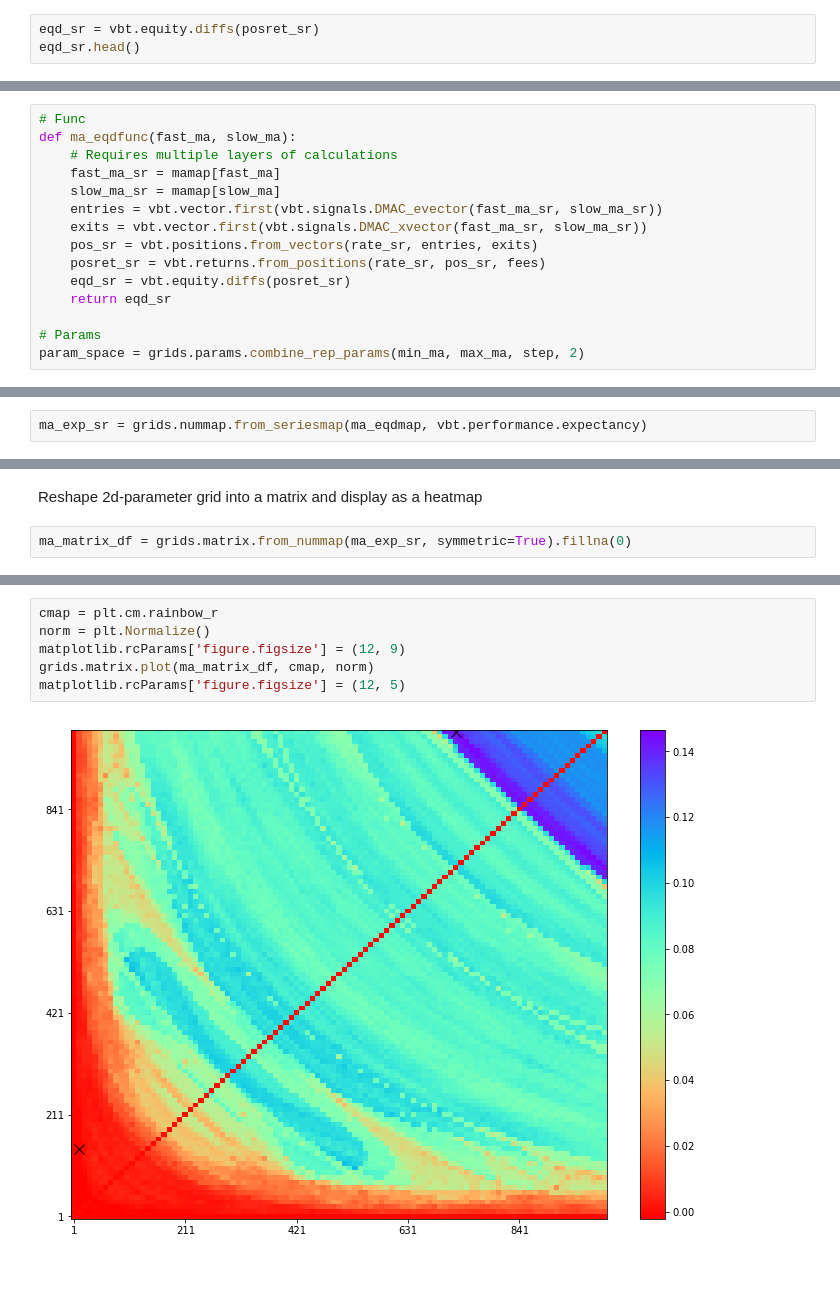
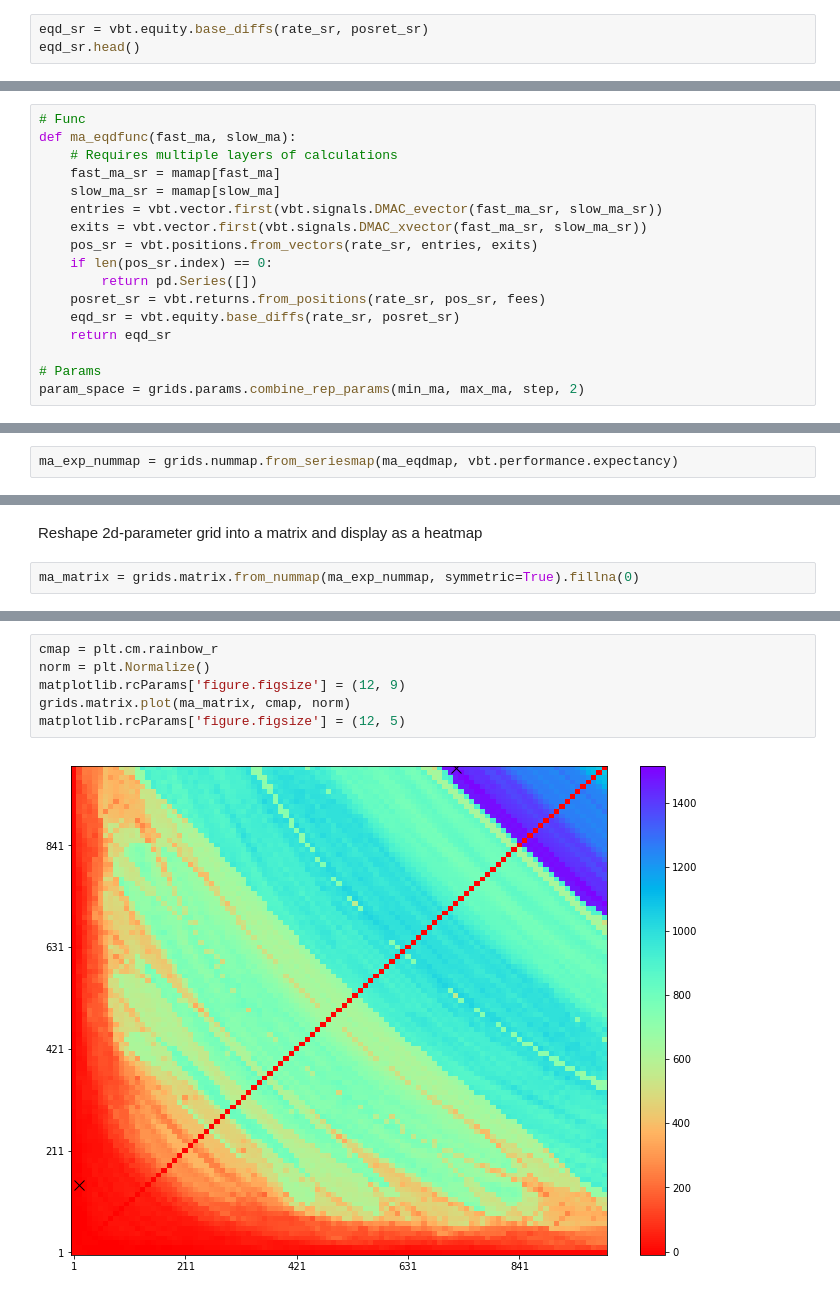
Before and after one commit to polakowo/vectorbt, a Jupyter notebook: example.ipynb, the cells around one changed output, grey strips where cells are left out. Saved outputs shown, nothing was run; the diff lists cells and outputs as text.

Commit message:
Separate base and quote in equity calculation

```diff
--- a/example.ipynb
+++ b/example.ipynb
@@ -167,7 +181,7 @@ quote
 # %% [markdown]
 Equity diffs (`eqd`) are absolute returns if initial investment was 1. They are used in calculation of performance and risk/profit indicators such as sharpe ratio.
 # %%
-eqd_sr = vbt.equity.diffs(posret_sr)
+eqd_sr = vbt.equity.base_diffs(rate_sr, posret_sr)
 eqd_sr.head()
 # %% [output]
 date
@@ -264,8 +278,10 @@ def ma_eqdfunc(fast_ma, slow_ma):
     entries = vbt.vector.first(vbt.signals.DMAC_evector(fast_ma_sr, slow_ma_sr))
     exits = vbt.vector.first(vbt.signals.DMAC_xvector(fast_ma_sr, slow_ma_sr))
     pos_sr = vbt.positions.from_vectors(rate_sr, entries, exits)
+    if len(pos_sr.index) == 0:
+        return pd.Series([])
     posret_sr = vbt.returns.from_positions(rate_sr, pos_sr, fees)
-    eqd_sr = vbt.equity.diffs(posret_sr)
+    eqd_sr = vbt.equity.base_diffs(rate_sr, posret_sr)
     return eqd_sr
 
 # Params
@@ -312,7 +330,7 @@ done. 16.10s
 # %% [markdown]
 Apply KPI on each equity diffs series
 # %%
-ma_exp_sr = grids.nummap.from_seriesmap(ma_eqdmap, vbt.performance.expectancy)
+ma_exp_nummap = grids.nummap.from_seriesmap(ma_eqdmap, vbt.performance.expectancy)
 # %% [output]
 cores: 4
 processes: 3
@@ -387,5 +405,5 @@ max (721, 1001): 99.9521794316
 # %% [markdown]
 Reshape 2d-parameter grid into a matrix and display as a heatmap
 # %%
-ma_matrix_df = grids.matrix.from_nummap(ma_exp_sr, symmetric=True).fillna(0)
+ma_matrix = grids.matrix.from_nummap(ma_exp_nummap, symmetric=True).fillna(0)
 # %% [output]
@@ -393,8 +411,8 @@ done. 1.51s
 # %%
 cmap = plt.cm.rainbow_r
 norm = plt.Normalize()
 matplotlib.rcParams['figure.figsize'] = (12, 9)
-grids.matrix.plot(ma_matrix_df, cmap, norm)
+grids.matrix.plot(ma_matrix, cmap, norm)
 matplotlib.rcParams['figure.figsize'] = (12, 5)
 # %% [output]
-[figure, old version]
+[figure, new version]
```
Also changed, not shown: parts of 24 cells of this notebook, 4 other files.
